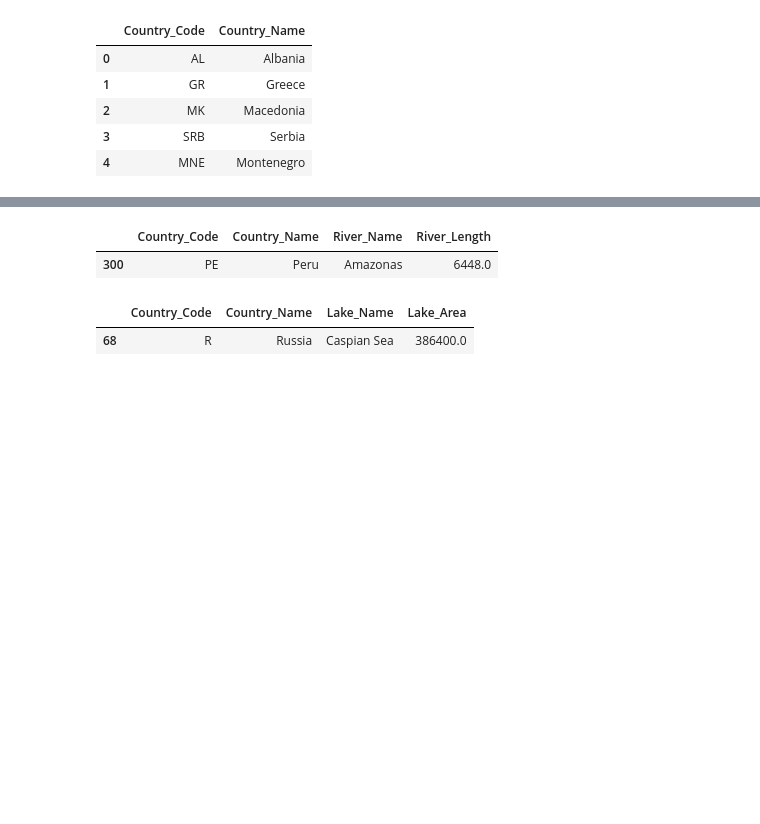
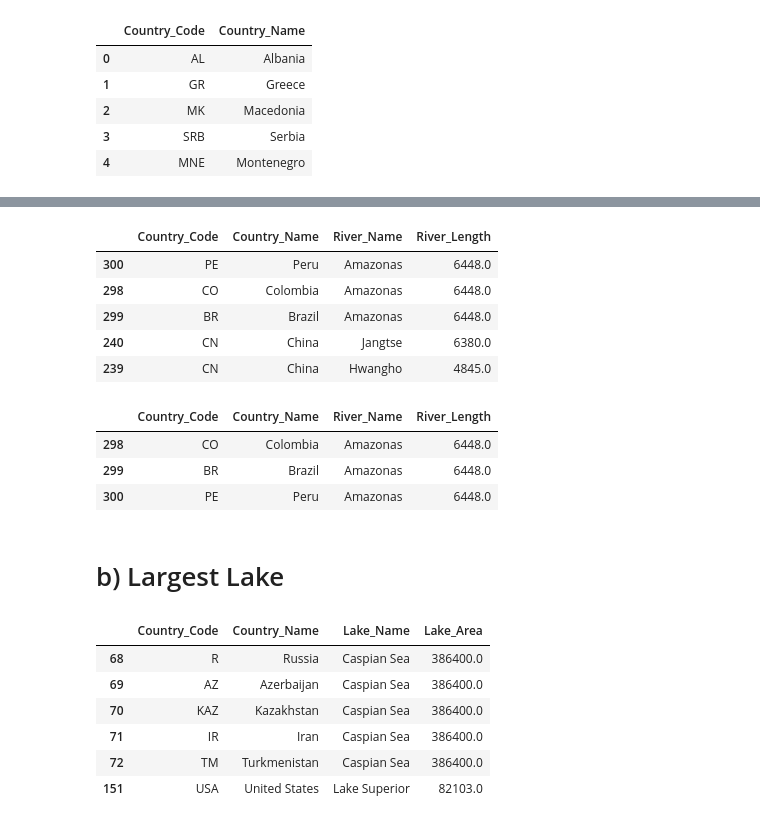
Before and after one commit to NikhilaThota/Mini-Projects, a Jupyter notebook: sliderule_dsi_xml_exercise-checkpoint.ipynb, the cells around one changed output, grey strips where cells are left out. Drawn from its saved outputs; the diff is of its cells as text; code cells hidden in the pictures; blank space fills up the shorter version.

```diff
--- a/sliderule_dsi_xml_exercise-checkpoint.ipynb
+++ b/sliderule_dsi_xml_exercise-checkpoint.ipynb
@@ -300,10 +438,23 @@ rdf = pd.DataFrame(r_list, columns=['Country_Code', 'Country_Name', 'River_Name'
 rdf.River_Length = rdf.River_Length.astype(float)
 # %%
 # Country with the Largest River
-rdf.sort_values('River_Length', ascending=False).head(1)
+rdf.sort_values('River_Length', ascending=False).head()
 # %% [output]
 |  | Country_Code | Country_Name | River_Name | River_Length |
 | 300 | PE | Peru | Amazonas | 6448.0 |
+| 298 | CO | Colombia | Amazonas | 6448.0 |
+| 299 | BR | Brazil | Amazonas | 6448.0 |
+| 240 | CN | China | Jangtse | 6380.0 |
+| 239 | CN | China | Hwangho | 4845.0 |
+# %%
+rdf[rdf.River_Name == 'Amazonas']
+# %% [output]
+|  | Country_Code | Country_Name | River_Name | River_Length |
+| 298 | CO | Colombia | Amazonas | 6448.0 |
+| 299 | BR | Brazil | Amazonas | 6448.0 |
+| 300 | PE | Peru | Amazonas | 6448.0 |
+# %% [markdown]
+# b) Largest Lake
 # %%
 # Define a list
 l_list = []
@@ -325,7 +476,12 @@ ldf = pd.DataFrame(l_list, columns=['Country_Code', 'Country_Name', 'Lake_Name',
 ldf.Lake_Area = ldf.Lake_Area.astype(float)
 # %%
 # Country with the largest lake
-ldf.sort_values('Lake_Area', ascending=False).head(1)
+ldf.sort_values('Lake_Area', ascending=False).head(6)
 # %% [output]
 |  | Country_Code | Country_Name | Lake_Name | Lake_Area |
 | 68 | R | Russia | Caspian Sea | 386400.0 |
+| 69 | AZ | Azerbaijan | Caspian Sea | 386400.0 |
+| 70 | KAZ | Kazakhstan | Caspian Sea | 386400.0 |
+| 71 | IR | Iran | Caspian Sea | 386400.0 |
+| 72 | TM | Turkmenistan | Caspian Sea | 386400.0 |
+| 151 | USA | United States | Lake Superior | 82103.0 |
```
Also changed, not shown: parts of 23 cells of this notebook.
